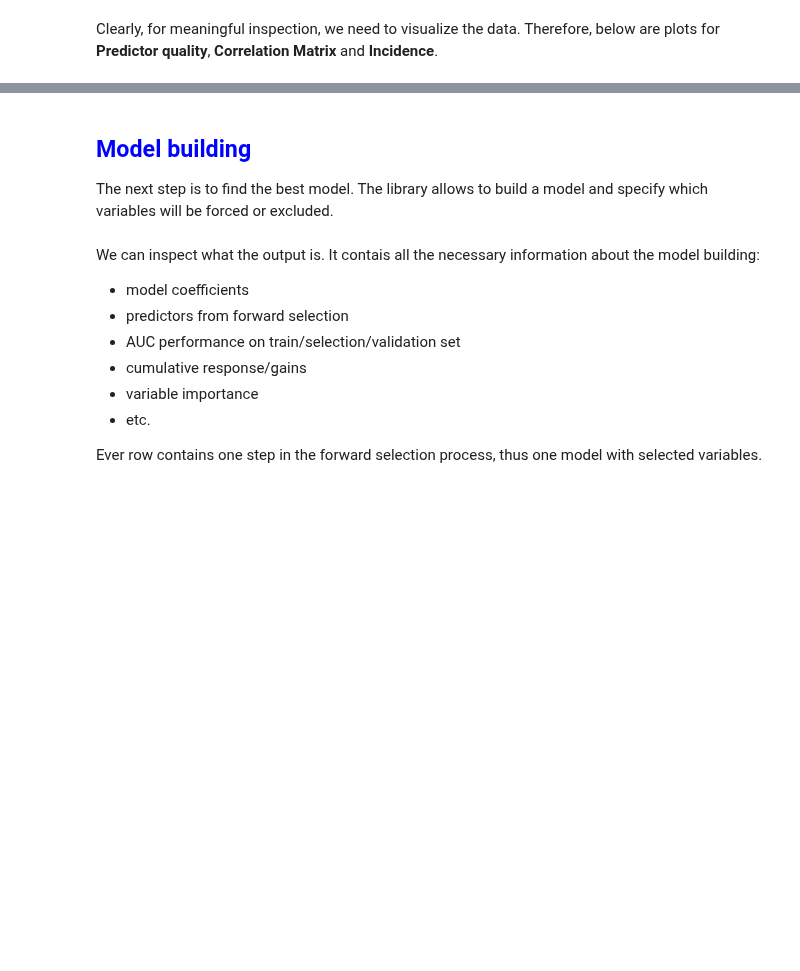
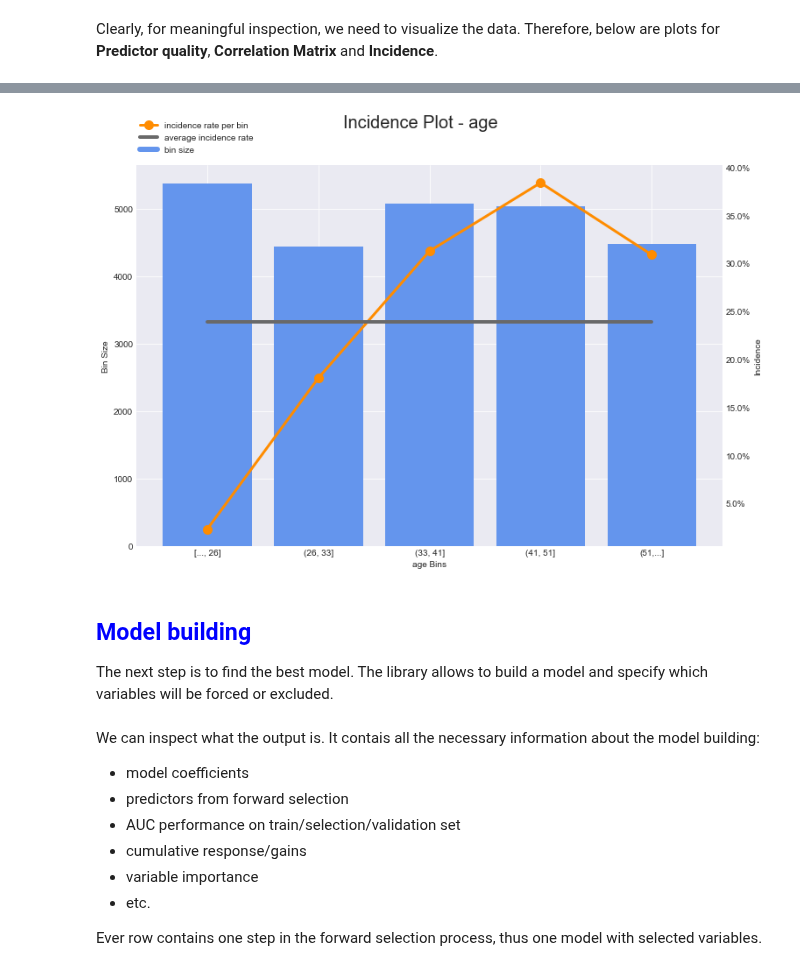
Before and after one commit to PythonPredictions/cobra, a Jupyter notebook: examples/examples.ipynb, the cells around one changed output, grey strips where cells are left out. Saved outputs shown, nothing was run; the diff lists cells and outputs as text; code cells hidden in the pictures; blank space fills up the shorter version.

```diff
--- a/examples/examples.ipynb
+++ b/examples/examples.ipynb
@@ -111,3 +135,9 @@ build.plotIncidence(df_transformed, 'age')
+# %%
+build.plotIncidence(df_transformed,  #Dataframe with transformed dataset
+                    variable='age',  #Which variable should be visualized
+                    dim=(12,8))      #Size of the figure, if not specified, automatically set to (12,8)
+# %% [output]
+[figure, added]
 # %% [markdown]
 ## <font color='blue'>Model building</font>
 The next step is to find the best model. The library allows to build a model and specify which variables will be forced or excluded.
```
Also changed, not shown: parts of 26 cells of this notebook.
